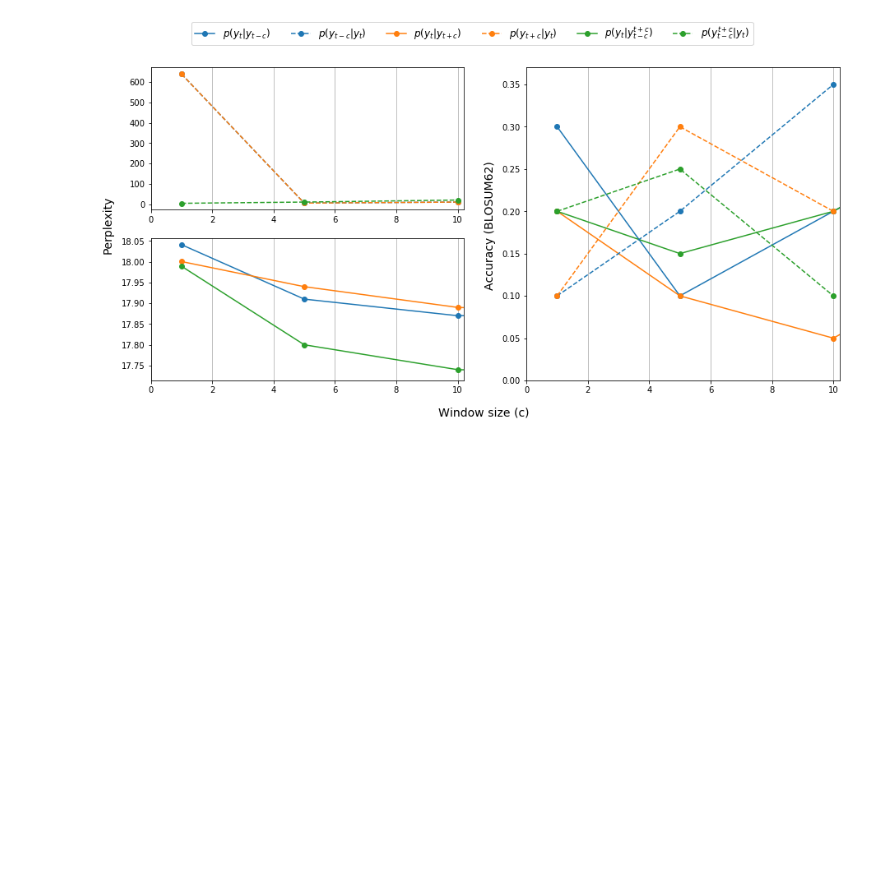
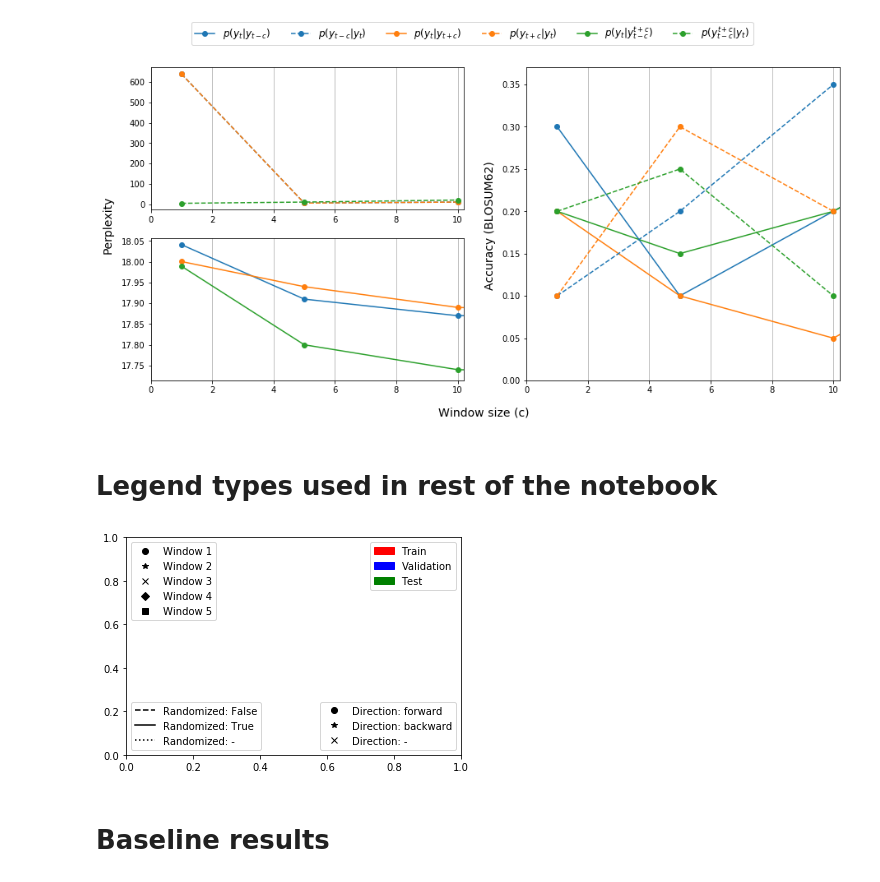
Before and after one commit to mari756h/The_unemployed_cells, a Jupyter notebook: notebooks/Visualize.ipynb, the cells around one changed output. Cells and saved outputs as stored; diff of their text form; code cells hidden in the pictures; blank space fills up the shorter version.

```diff
--- a/notebooks/Visualize.ipynb
+++ b/notebooks/Visualize.ipynb
@@ -121,3 +126,50 @@ fig.legend(handles=[c_pre, s_pre, c_post, s_post, c_both, s_both],
 plt.savefig(wkdir+'performances.pdf', dpi=1000)
 # %% [output]
 [figure]
+# %% [markdown]
+# Legend types used in rest of the notebook
+# %%
+window_symbols = {1.0: 'o', 2.0: '*', 3.0: 'x', 4.0: 'D', 5.0: 's'}
+
+window_legends = []
+for window, marker in window_symbols.items():
+    window_legends.append(
+        mlines.Line2D([], [], color='black', marker=marker, linestyle='None', label="Window {:.0f}".format(window))
+    )
+
+data_colors = {'Train': 'red', 'Validation': 'blue', 'Test': 'green'}
+
+color_legends = []
+for name, color in data_colors.items():
+    color_legends.append(mpatches.Patch(color=color, label=name))
+
+
+direction_symbols = {'forward': 'o', 'backward': '*', '-': 'x'}
+direction_legend = []
+for direction, symbol in direction_symbols.items():
+    direction_legend.append(
+        mlines.Line2D([], [], color='black', marker=symbol, linestyle='None', label="Direction: %s" % direction)
+    )
+
+randomized_lines = {"False": '--', "True": '-', '-': ':'}
+ramdomized_legend = []
+for randomized, linestyle in randomized_lines.items():
+    ramdomized_legend.append(
+        mlines.Line2D([], [], color='black', marker='None', linestyle=linestyle, label="Randomized: %s" % randomized)
+    )
+# %%
+fig=plt.figure()
+ax = fig.add_subplot(111)
+leg1 = ax.legend(handles=color_legends, loc='upper right')
+leg2 = ax.legend(handles=window_legends, loc='upper left')
+leg3 = ax.legend(handles=direction_legend, loc="lower right")
+leg4 = ax.legend(handles=ramdomized_legend, loc="lower left")
+
+ax.add_artist(leg1)
+ax.add_artist(leg2)
+ax.add_artist(leg3)
+plt.show()
+# %% [output]
+[figure, added]
+# %% [markdown]
+# Baseline results
```
Also changed, not shown: parts of 19 cells of this notebook, 3 other files.
